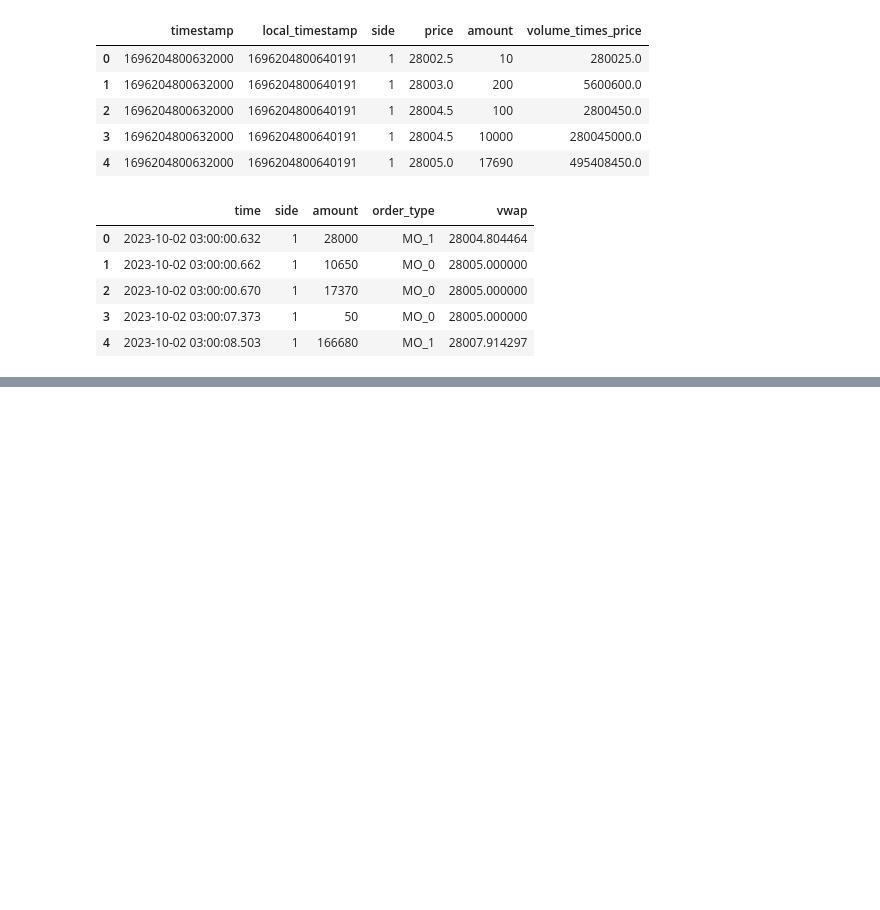
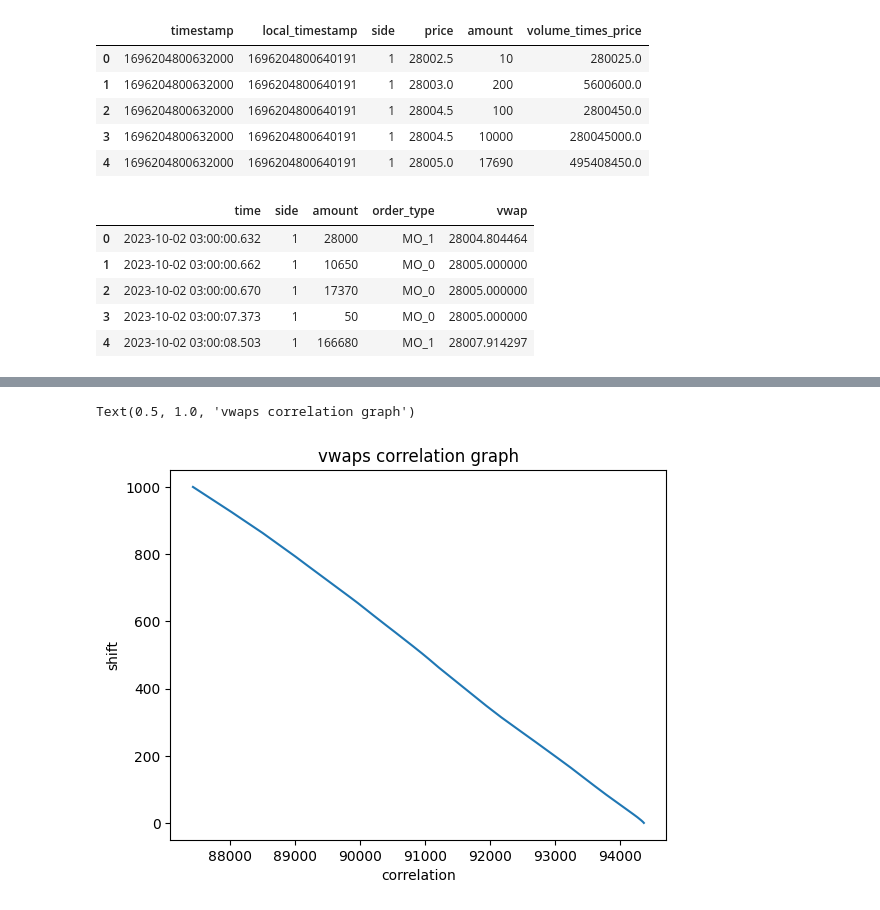
Before and after one commit to Kasymkhankhubiyev/Sirius-Uni, a Jupyter notebook: HighFrequencyTrading/Deribit_Trading.ipynb, the cells around one changed output, grey strips where cells are left out. Saved outputs shown, nothing was run; the diff lists cells and outputs as text; code cells hidden in the pictures; blank space fills up the shorter version.

```diff
--- a/HighFrequencyTrading/Deribit_Trading.ipynb
+++ b/HighFrequencyTrading/Deribit_Trading.ipynb
@@ -214,0 +227,16 @@ plt.plot(np.arange(len(side[shift:])), corr)
+# %%
+vwaps = new_df['vwap'].to_numpy()
+corrs = []
+shifts = []
+for shift in range(1, 1001):
+    shifts.append(shift)
+    corr = ((vwaps[:-shift] - np.mean(vwaps[:-shift]))*(vwaps[shift:] - np.mean(vwaps[shift:]))).mean()
+    corrs.append(corr)
+
+plt.plot(corrs, shifts)
+plt.xlabel('correlation')
+plt.ylabel('shift')
+plt.title('vwaps correlation graph')
+# %% [output]
+Text(0.5, 1.0, 'vwaps correlation graph')
+[figure, added]
```
Also changed, not shown: parts of 23 cells of this notebook, 3 other files.
